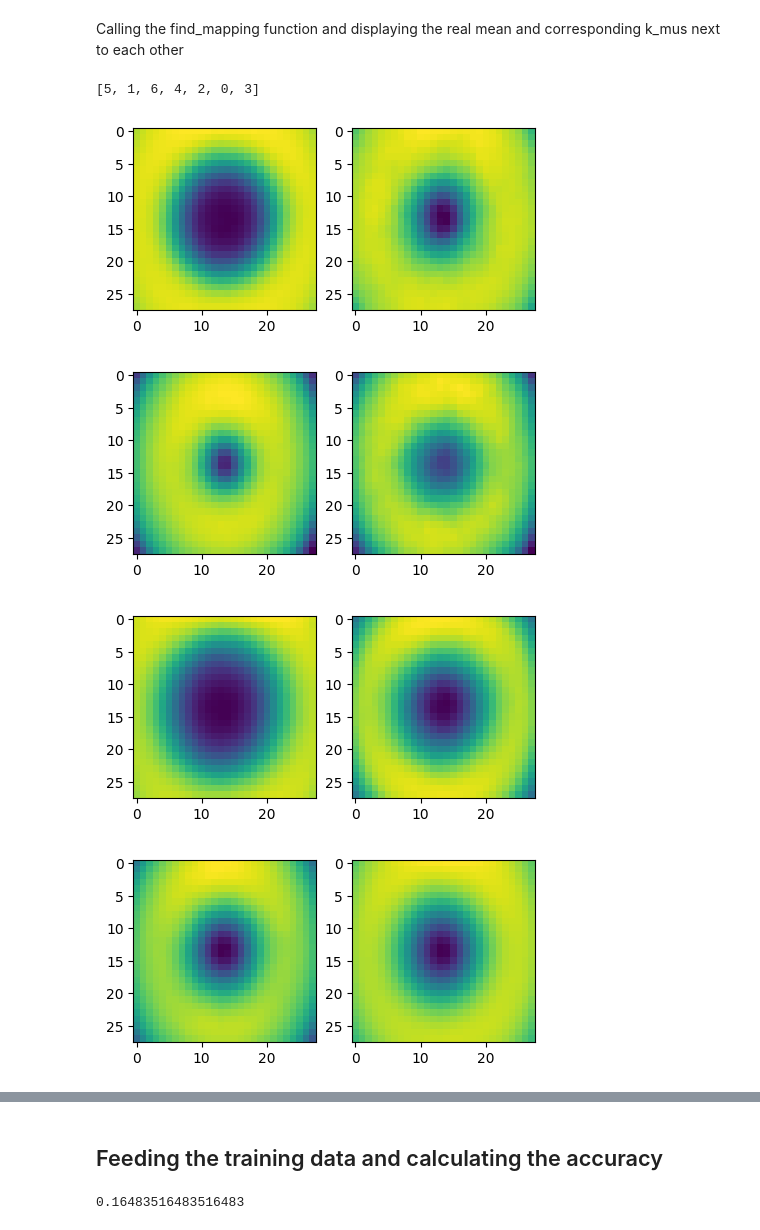
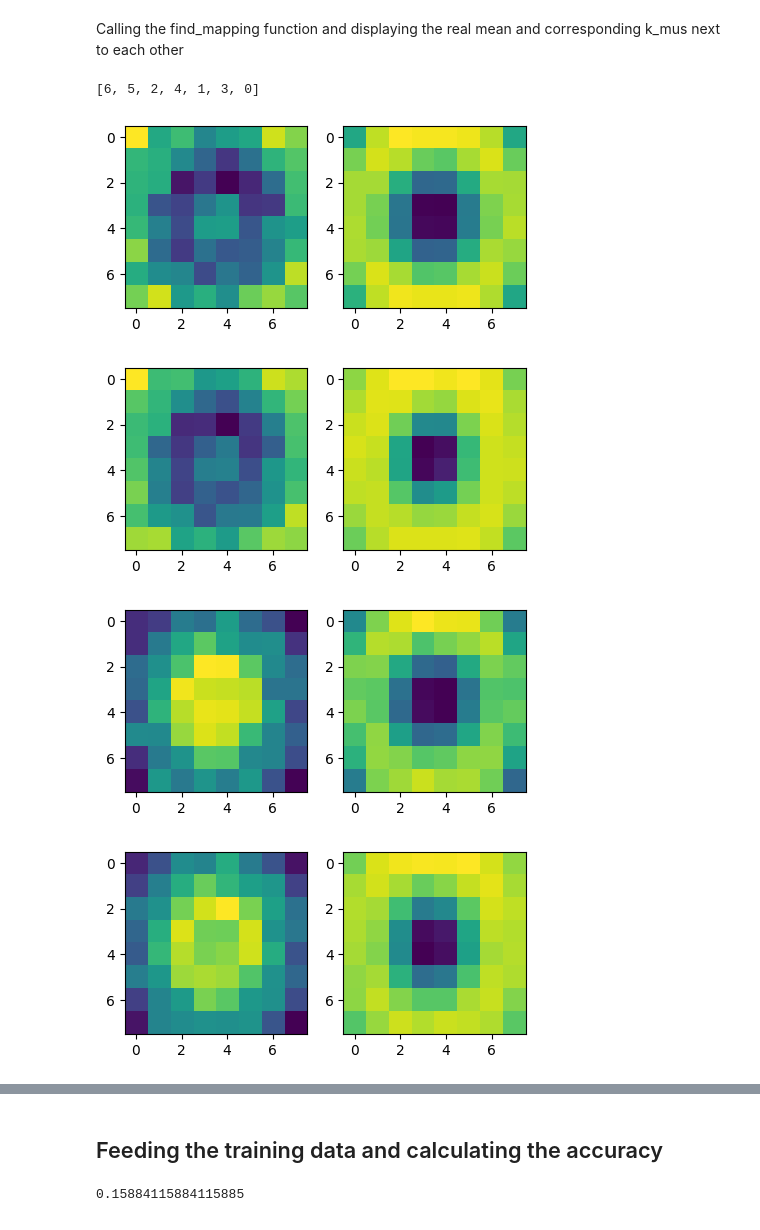
Before and after one commit to lusxvr/cogs118b_finalProject, a Jupyter notebook: kmeans.ipynb, the cells around one changed output, grey strips where cells are left out. Saved outputs shown, nothing was run; the diff lists cells and outputs as text; code cells hidden in the pictures.

```diff
--- a/kmeans.ipynb
+++ b/kmeans.ipynb
@@ -16,10 +16,8 @@ from sklearn.preprocessing import normalize
 Our dataset contains images of the **HAM10000** dataset, a large collection of multi-source dermatoscopic images of common pigmented skin lesions.
 # %%
 # IMPORTANT: Filepath depends on OS!
-filepath = r'data/hmnist_28_28_L.csv'
+filepath = r'data/hmnist_28_28_L_pcaRed.csv'
 df = pd.read_csv(filepath)
-if filepath == r'data/hmnist_28_28_L_pcaRed.csv':
-    df = df.iloc[:, 1:]
 print(df) # Shape (#images, h*w+1) (here: (10015, 785))
 # %% [output]
        pixel0000  pixel0001  pixel0002  pixel0003  pixel0004  pixel0005  \
@@ -223,10 +222,11 @@ The mean images computed using the K-means algorithm are on the lefthand side of
 
 This is just a random pairing and not matched yet
 # %%
+size = int(math.sqrt(len((k_mus[0]))))
 for i in range(num_cath):
     fig = plt.figure(figsize=(8, 8))
     plt.subplot(1, 3, 1)
-    plt.imshow(np.reshape(k_mus[i], (28, 28)))
+    plt.imshow(np.reshape(k_mus[i], (size, size)))
     plt.subplot(1, 3, 2)
     disp_img(mean[i])
 # %% [output]
@@ -298,16 +298,16 @@ Calling the find_mapping function and displaying the real mean and corresponding
 # %%
 df_matching = find_mapping(df_MSE)
 print(df_matching)
 
 for i in range(num_cath):
     fig = plt.figure(figsize=(8, 8))
     plt.subplot(1, 3, 1)
-    plt.imshow(np.reshape(k_mus[i], (28, 28)))
+    plt.imshow(np.reshape(k_mus[i], (size, size)))
     plt.subplot(1, 3, 2)
     disp_img(mean[df_matching[i]])
 # %% [output]
-[5, 1, 6, 4, 2, 0, 3]
+[6, 5, 2, 4, 1, 3, 0]
-[figure, old version]
+[figure, new version]
-[figure, old version]
+[figure, new version]
-[figure, old version]
+[figure, new version]
-[figure, old version]
+[figure, new version]
@@ -345,4 +345,4 @@ def evaluate():
 
 print(evaluate())
 # %% [output]
-0.16483516483516483
+0.15884115884115885
```
Also changed, not shown: parts of 7 cells of this notebook, 4 other files.
